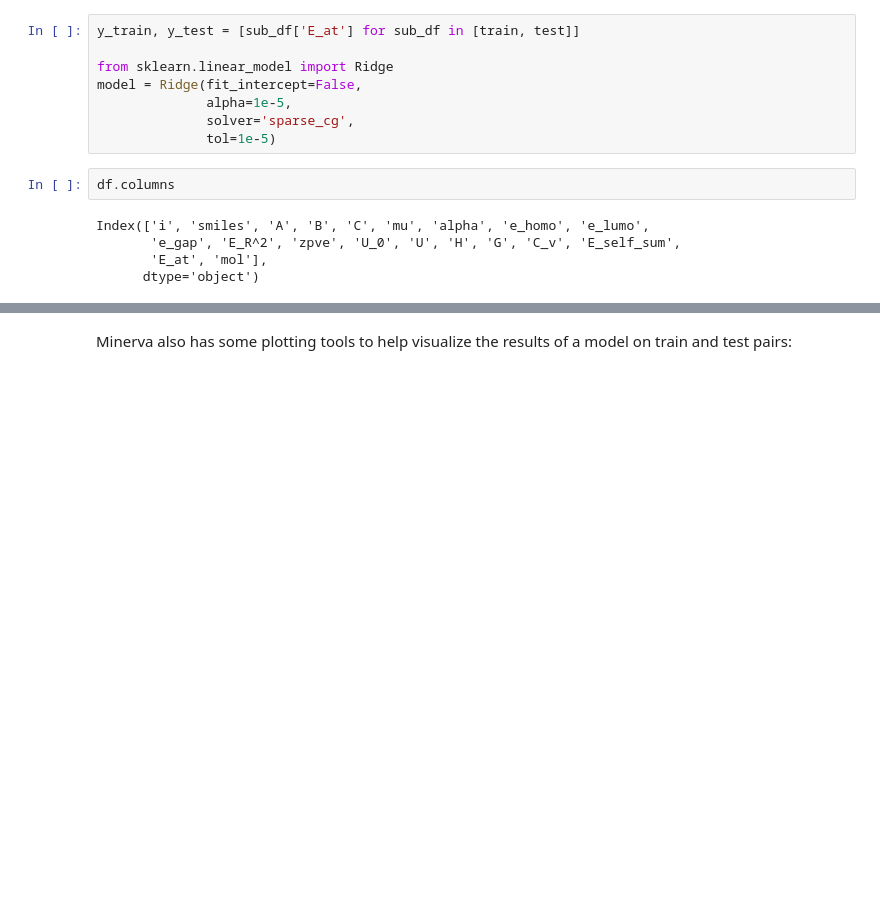
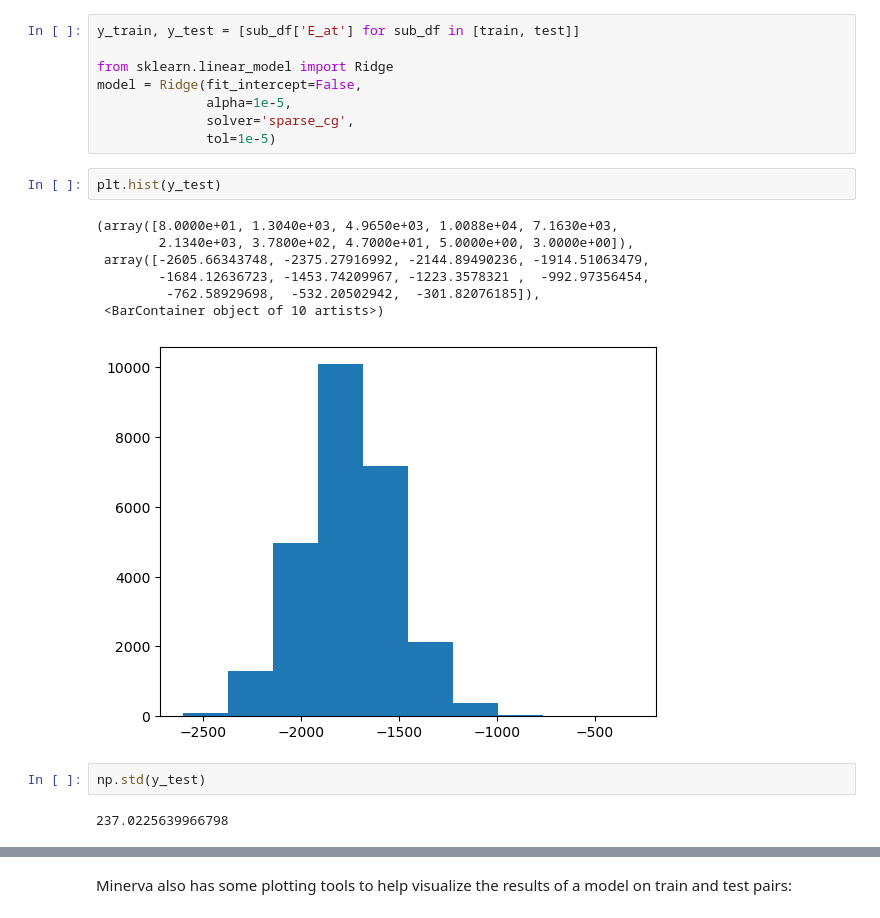
Before and after one commit to mgt16-LANL/minervachem, a Jupyter notebook: demos/2_Regression_and_visualization.ipynb, the cells around one changed output, grey strips where cells are left out. Cells and saved outputs as stored; diff of their text form; blank space fills up the shorter version.

```diff
--- a/demos/2_Regression_and_visualization.ipynb
+++ b/demos/2_Regression_and_visualization.ipynb
@@ -151,10 +151,17 @@ model = Ridge(fit_intercept=False,
               alpha=1e-5,
               solver='sparse_cg',
               tol=1e-5)
-# %%
-df.columns
-# %% [output]
-Index(['i', 'smiles', 'A', 'B', 'C', 'mu', 'alpha', 'e_homo', 'e_lumo',
-       'e_gap', 'E_R^2', 'zpve', 'U_0', 'U', 'H', 'G', 'C_v', 'E_self_sum',
-       'E_at', 'mol'],
-      dtype='object')
+# %%
+plt.hist(y_test)
+# %% [output]
+(array([8.0000e+01, 1.3040e+03, 4.9650e+03, 1.0088e+04, 7.1630e+03,
+        2.1340e+03, 3.7800e+02, 4.7000e+01, 5.0000e+00, 3.0000e+00]),
+ array([-2605.66343748, -2375.27916992, -2144.89490236, -1914.51063479,
+        -1684.12636723, -1453.74209967, -1223.3578321 ,  -992.97356454,
+         -762.58929698,  -532.20502942,  -301.82076185]),
+ <BarContainer object of 10 artists>)
+[figure, added]
+# %%
+np.std(y_test)
+# %% [output]
+237.0225639966798
```
Also changed, not shown: parts of 5 cells of this notebook, 4 other files.
